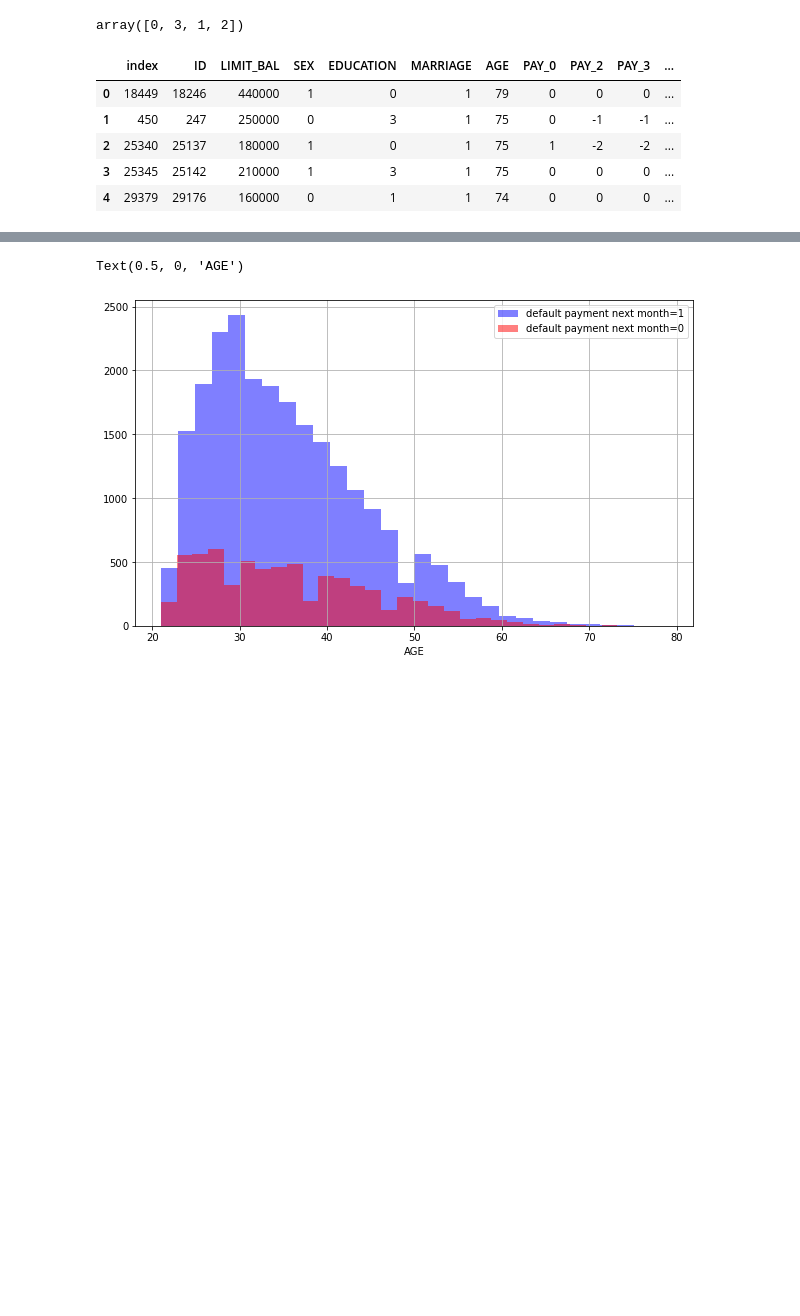
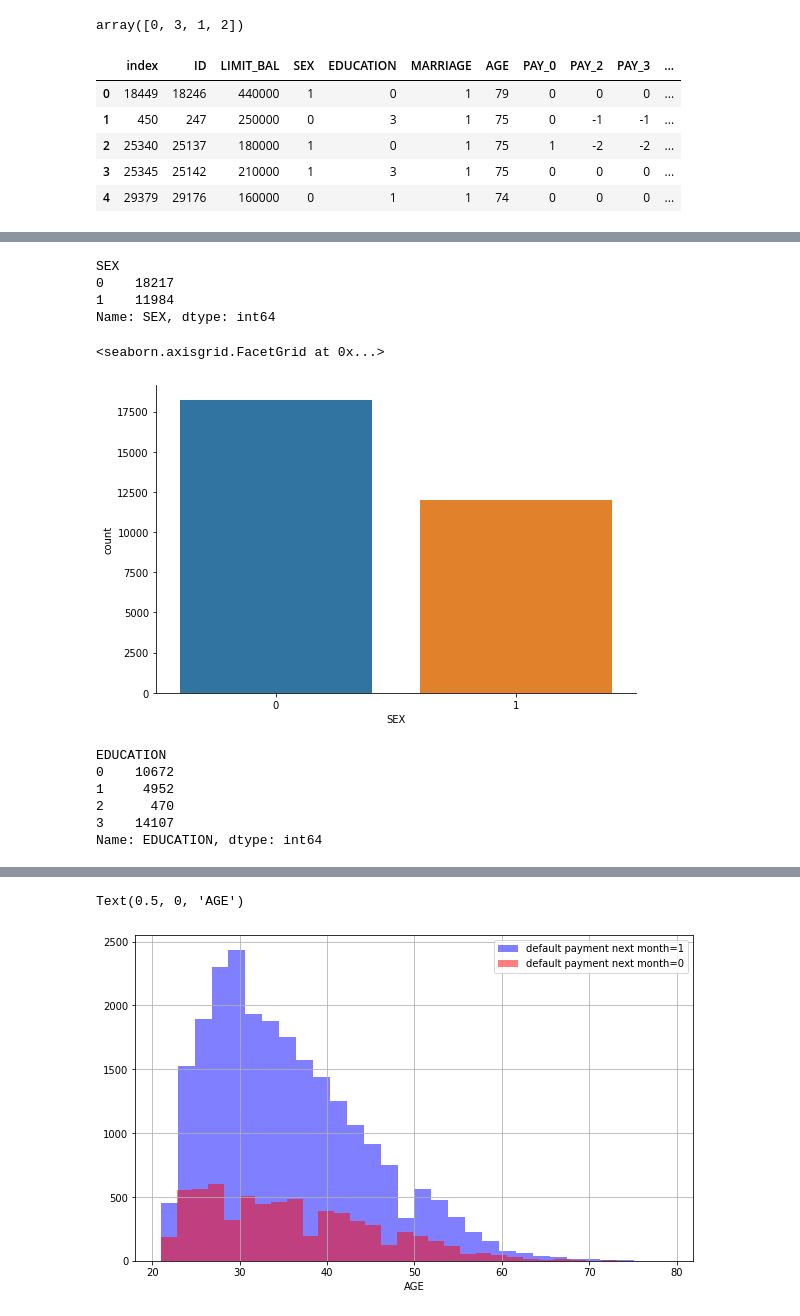
Before and after one commit to MarkMburu/default-credit-card, a Jupyter notebook: DecisionTree.ipynb, the cells around one changed output, grey strips where cells are left out. Drawn from its saved outputs; the diff is of its cells as text; code cells hidden in the pictures; blank space fills up the shorter version.

```diff
--- a/DecisionTree.ipynb
+++ b/DecisionTree.ipynb
@@ -81,0 +97,22 @@ data.head()
+# %%
+data.groupby('SEX')['SEX'].count()
+# %% [output]
+SEX
+0    18217
+1    11984
+Name: SEX, dtype: int64
+# %%
+# Instead of a group by, use seaborn to plot the number of males and females
+sns.factorplot('SEX', data=data, kind='count', aspect=1.5)
+# %% [output]
+<seaborn.axisgrid.FacetGrid at 0x...>
+[figure, added]
+# %%
+data.groupby('EDUCATION')['EDUCATION'].count()
+# %% [output]
+EDUCATION
+0    10672
+1     4952
+2      470
+3    14107
+Name: EDUCATION, dtype: int64
```
Also changed, not shown: parts of 10 cells of this notebook.
